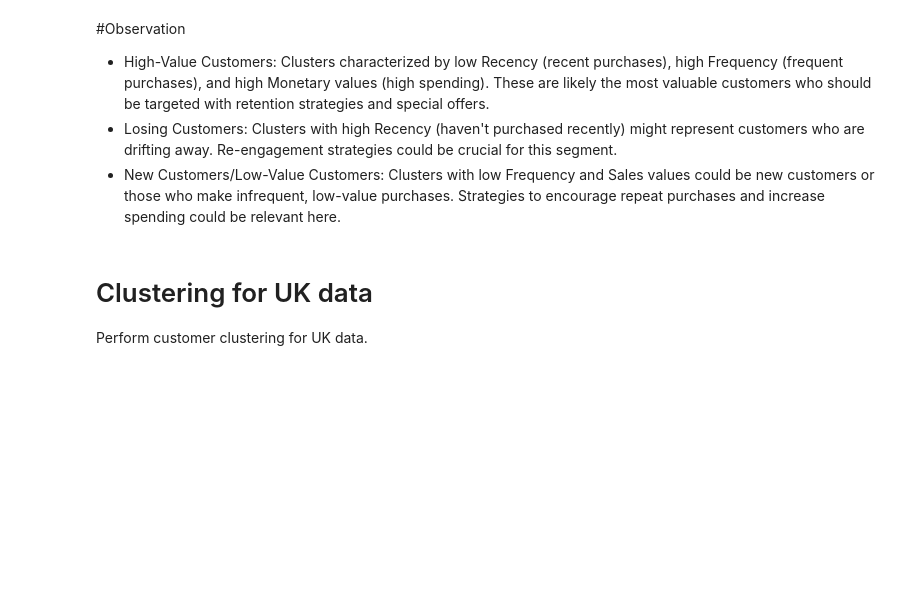
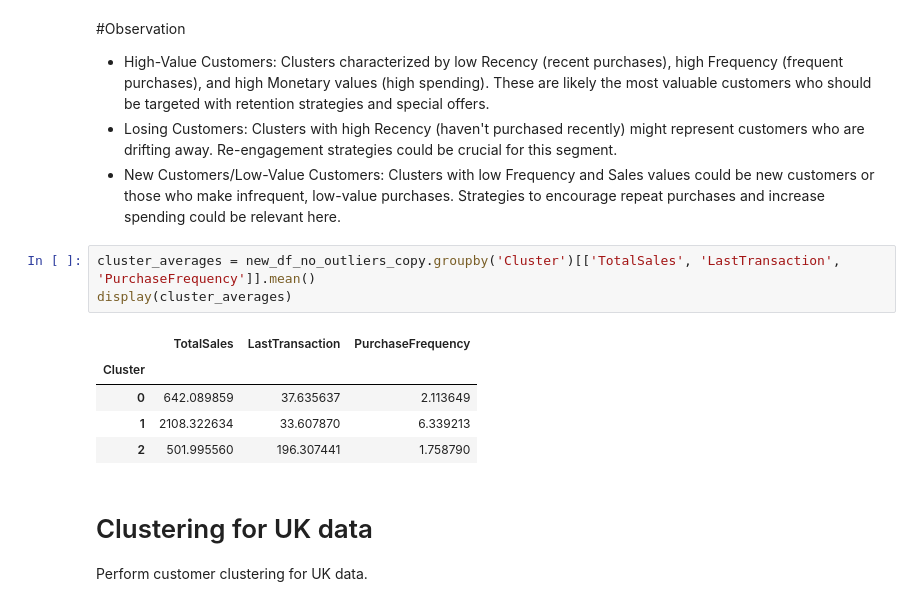
Before and after one commit to Divyakalgaiya/E-commerce-User-Behavior-Segmentation, a Jupyter notebook: divya_week3E_commerce_User_Behavior_Segmentation_.ipynb, the cells around one changed output. Saved outputs shown, nothing was run; the diff lists cells and outputs as text; blank space fills up the shorter version.

```diff
--- a/divya_week3E_commerce_User_Behavior_Segmentation_.ipynb
+++ b/divya_week3E_commerce_User_Behavior_Segmentation_.ipynb
@@ -568,6 +568,15 @@ fig.show()
 * High-Value Customers: Clusters characterized by low Recency (recent purchases), high Frequency (frequent purchases), and high Monetary values (high spending). These are likely the most valuable customers who should be targeted with retention strategies and special offers.
 * Losing Customers: Clusters with high Recency (haven't purchased recently) might represent customers who are drifting away. Re-engagement strategies could be crucial for this segment.
 * New Customers/Low-Value Customers: Clusters with low Frequency and Sales values could be new customers or those who make infrequent, low-value purchases. Strategies to encourage repeat purchases and increase spending could be relevant here.
+# %%
+cluster_averages = new_df_no_outliers_copy.groupby('Cluster')[['TotalSales', 'LastTransaction', 'PurchaseFrequency']].mean()
+display(cluster_averages)
+# %% [output]
+|  | TotalSales | LastTransaction | PurchaseFrequency |
+| Cluster |  |  |  |
+| 0 | 642.089859 | 37.635637 | 2.113649 |
+| 1 | 2108.322634 | 33.607870 | 6.339213 |
+| 2 | 501.995560 | 196.307441 | 1.758790 |
 # %% [markdown]
 # Clustering for UK data
 Perform customer clustering for UK data.
```
Also changed, not shown: parts of 1 cell of this notebook.
